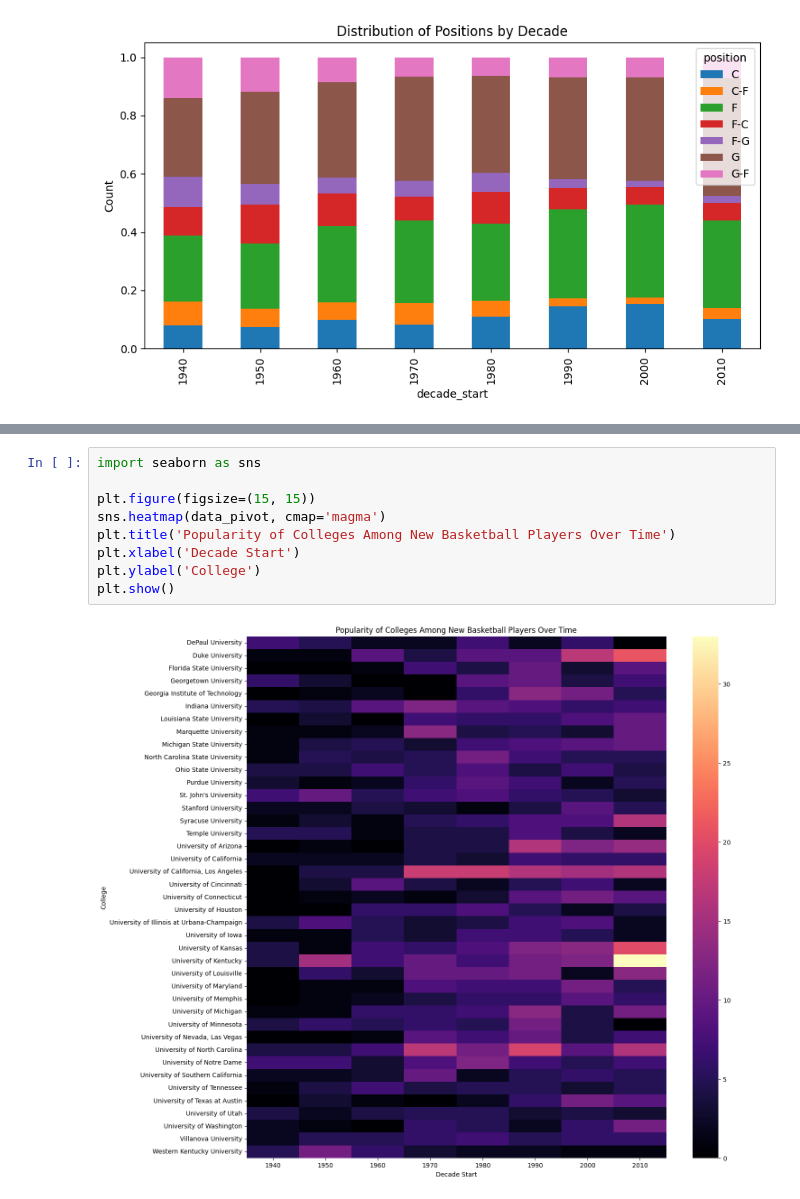
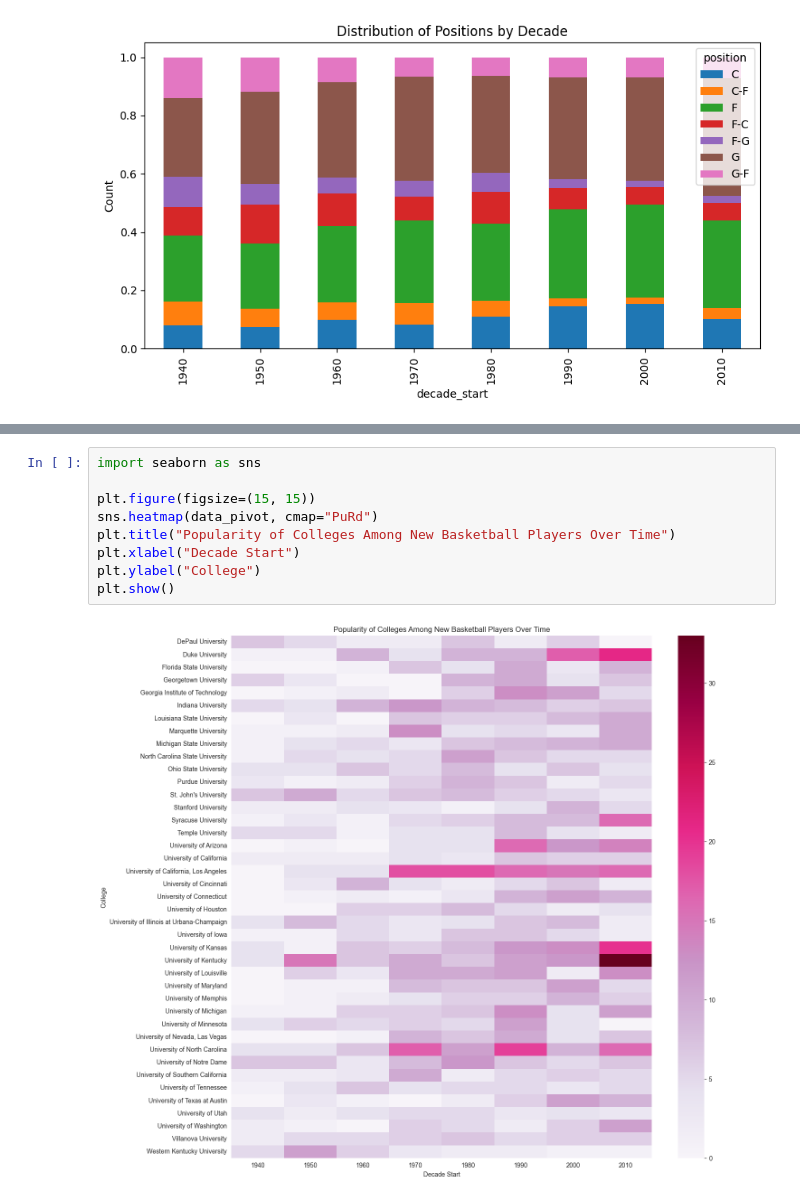
Before and after one commit to amediantsev/ml_course, a Jupyter notebook: src/notebooks/visualisation_hw.ipynb, the cells around one changed output, grey strips where cells are left out. Cells and saved outputs as stored; diff of their text form.

```diff
--- a/src/notebooks/visualisation_hw.ipynb
+++ b/src/notebooks/visualisation_hw.ipynb
@@ -134,11 +134,11 @@ data_pivot
 # %%
 import seaborn as sns
 
 plt.figure(figsize=(15, 15))
-sns.heatmap(data_pivot, cmap='magma')
-plt.title('Popularity of Colleges Among New Basketball Players Over Time')
-plt.xlabel('Decade Start')
-plt.ylabel('College')
+sns.heatmap(data_pivot, cmap="PuRd")
+plt.title("Popularity of Colleges Among New Basketball Players Over Time")
+plt.xlabel("Decade Start")
+plt.ylabel("College")
 plt.show()
 # %% [output]
-[figure, old version]
+[figure, new version]
```
Also changed, not shown: parts of 1 cell of this notebook.
